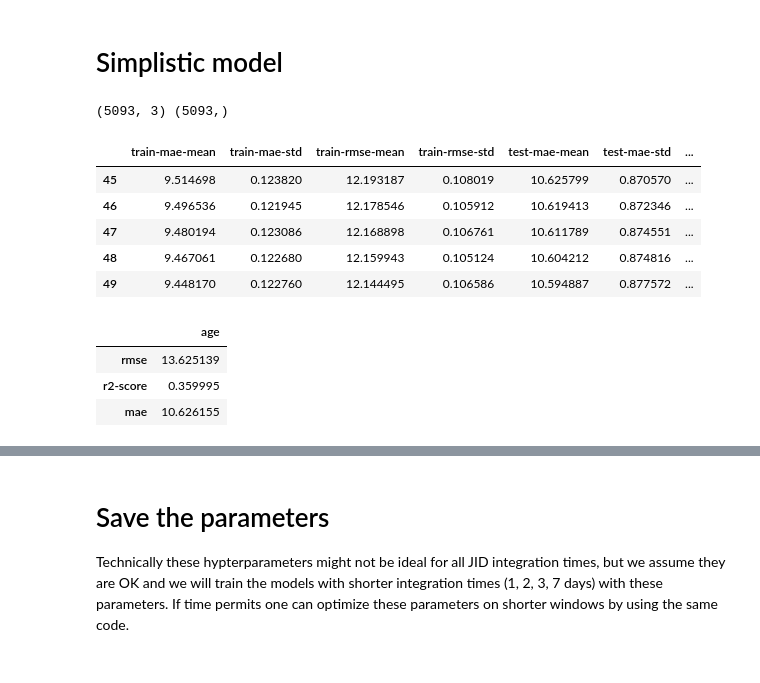
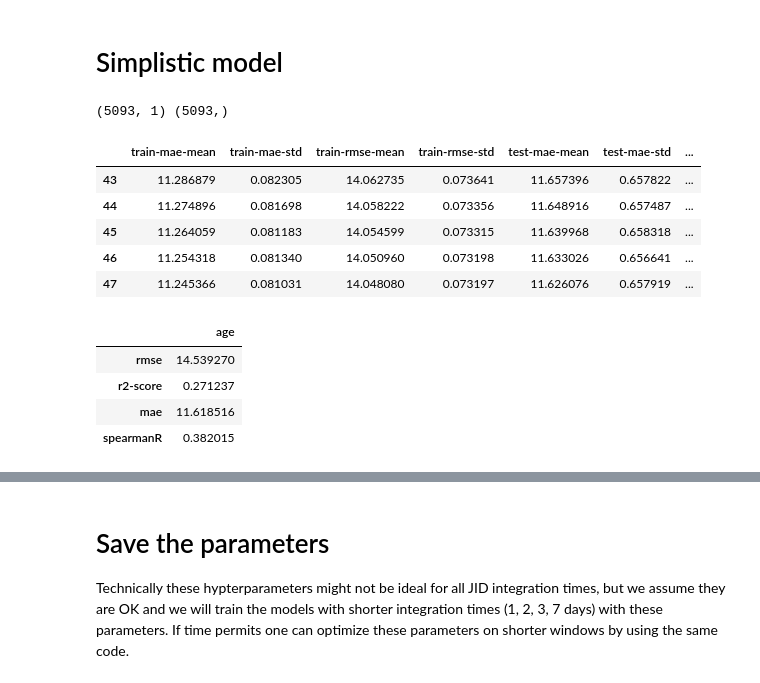
Before and after one commit to codelableidenvelux/ML_Age_Trajectory_2023, a Jupyter notebook: train_MLAGE_model.ipynb, the cells around one changed output, grey strips where cells are left out. Saved outputs shown, nothing was run; the diff lists cells and outputs as text; code cells hidden in the pictures.

```diff
--- a/train_MLAGE_model.ipynb
+++ b/train_MLAGE_model.ipynb
@@ -442,7 +418,8 @@ Text(0.5, 1.0, '[age] multiply')
 # Simplistic model
 # %%
 # This full test is used from cross validation
-_smp_feat_selection = ['iqr_iti', 'median_iti', 'median_taps']
+# _smp_feat_selection = ['iqr_iti', 'median_iti', 'median_taps']
+_smp_feat_selection = ['median_iti']
 
 Xdf = X[_smp_feat_selection].astype('float32')
 Ydf = X['age'].astype('float32')
@@ -454,7 +431,7 @@ _y = dM.get_label()
 
 print(_X.shape, _y.shape)
 # %% [output]
-(5093, 3) (5093,)
+(5093, 1) (5093,)
 # %%
 params = {'objective':'reg:squarederror',
           'tree_method': 'gpu_hist',
@@ -468,25 +445,28 @@ n_estimators = len(xgb_cv)
 xgb_cv.tail(5)
 # %% [output]
 |  | train-mae-mean | train-mae-std | train-rmse-mean | train-rmse-std | test-mae-mean | test-mae-std | ... |
-| 45 | 9.514698 | 0.123820 | 12.193187 | 0.108019 | 10.625799 | 0.870570 | ... |
-| 46 | 9.496536 | 0.121945 | 12.178546 | 0.105912 | 10.619413 | 0.872346 | ... |
-| 47 | 9.480194 | 0.123086 | 12.168898 | 0.106761 | 10.611789 | 0.874551 | ... |
-| 48 | 9.467061 | 0.122680 | 12.159943 | 0.105124 | 10.604212 | 0.874816 | ... |
-| 49 | 9.448170 | 0.122760 | 12.144495 | 0.106586 | 10.594887 | 0.877572 | ... |
+| 43 | 11.286879 | 0.082305 | 14.062735 | 0.073641 | 11.657396 | 0.657822 | ... |
+| 44 | 11.274896 | 0.081698 | 14.058222 | 0.073356 | 11.648916 | 0.657487 | ... |
+| 45 | 11.264059 | 0.081183 | 14.054599 | 0.073315 | 11.639968 | 0.658318 | ... |
+| 46 | 11.254318 | 0.081340 | 14.050960 | 0.073198 | 11.633026 | 0.656641 | ... |
+| 47 | 11.245366 | 0.081031 | 14.048080 | 0.073197 | 11.626076 | 0.657919 | ... |
 # %%
 estimator = xgb.XGBRegressor(n_estimators=len(xgb_cv), **params)
 
 cv_pred = cross_val_predict(estimator, X=_X, y=_y, cv=folds)
 
 _rmse = pd.DataFrame(mean_squared_error(_y, cv_pred, squared=False, multioutput='raw_values').reshape(1,len(Ydf.shape)), columns=[Ydf.name] if len(Ydf.shape) == 1 else list(Ydf.columns))
 _r2 = pd.DataFrame(r2_score(_y, cv_pred, multioutput='raw_values').reshape(1,len(Ydf.shape)), columns=[Ydf.name] if len(Ydf.shape) == 1 else list(Ydf.columns))
 _mae = pd.DataFrame(mean_absolute_error(_y, cv_pred, multioutput='raw_values').reshape(1,len(Ydf.shape)), columns=[Ydf.name] if len(Ydf.shape) == 1 else list(Ydf.columns))
+_spr = pd.DataFrame(stats.spearmanr(_y, cv_pred).statistic.reshape(1,len(Ydf.shape)), columns=[Ydf.name] if len(Ydf.shape) == 1 else list(Ydf.columns))
 
-_res= pd.concat([_rmse, _r2, _mae])
-_res.index = ['rmse', 'r2-score', 'mae']
+
+_res= pd.concat([_rmse, _r2, _mae, _spr])
+_res.index = ['rmse', 'r2-score', 'mae', 'spearmanR']
 _res
 # %% [output]
 |  | age |
-| rmse | 13.625139 |
-| r2-score | 0.359995 |
-| mae | 10.626155 |
+| rmse | 14.539270 |
+| r2-score | 0.271237 |
+| mae | 11.618516 |
+| spearmanR | 0.382015 |
```
Also changed, not shown: parts of 64 cells of this notebook, 9 other files.
